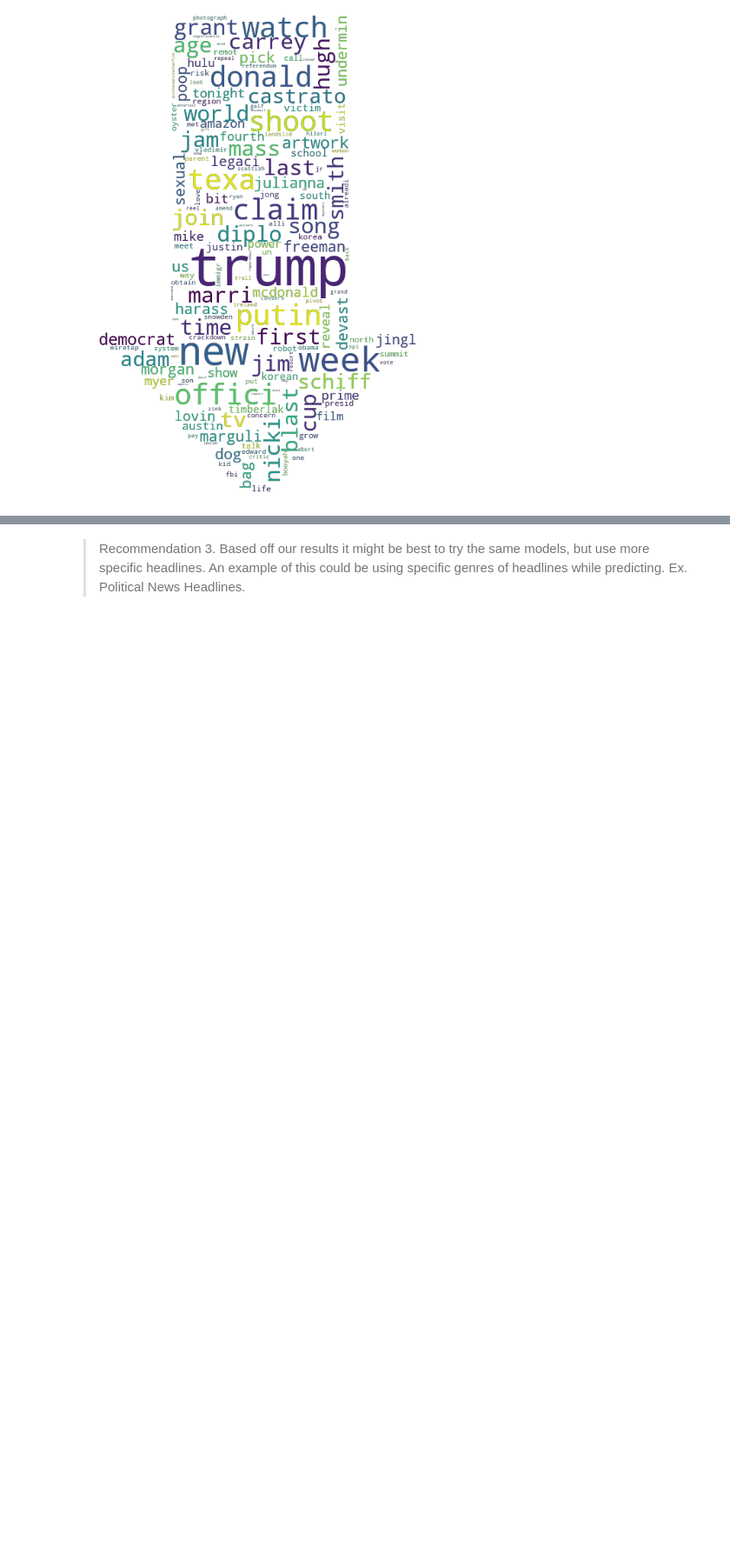
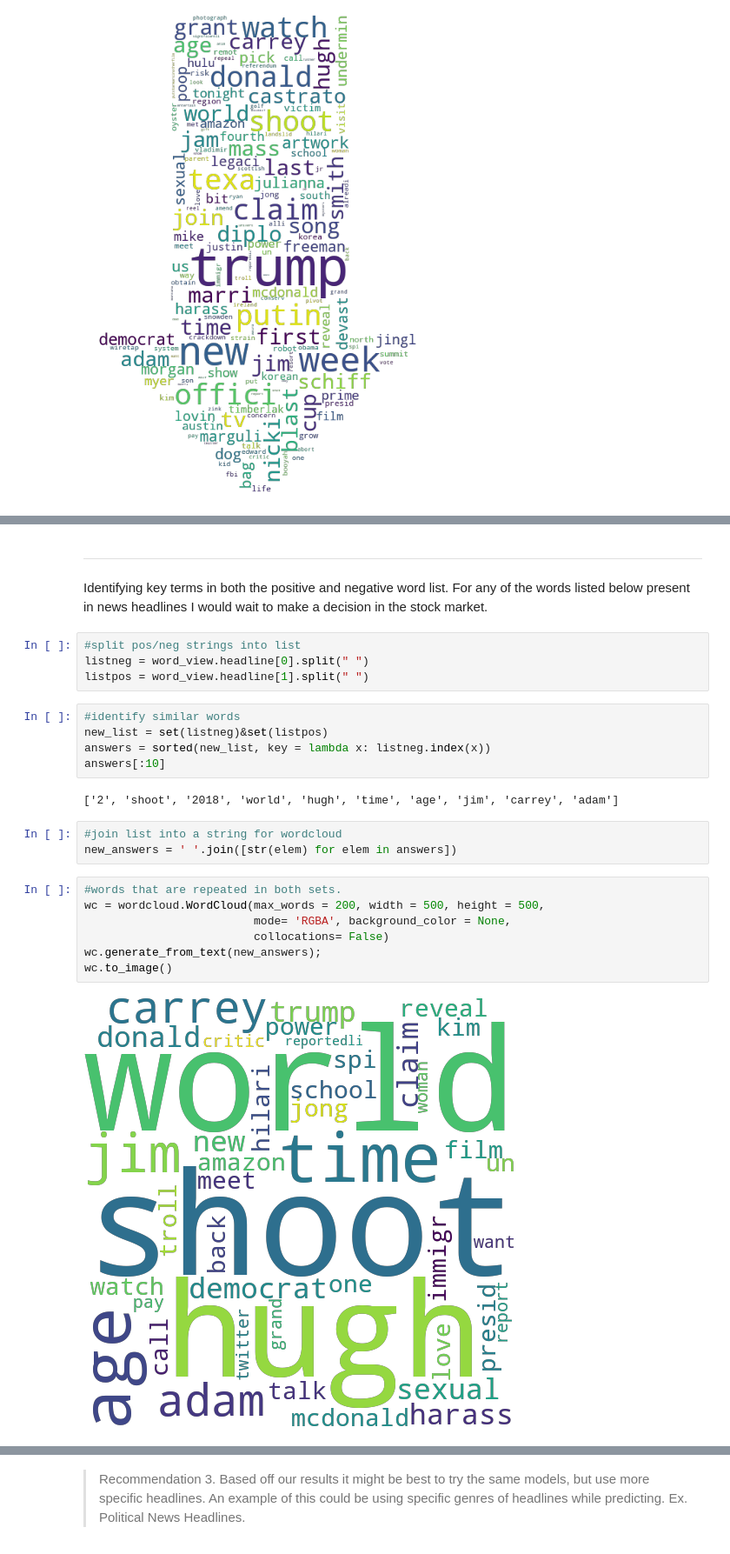
Before and after one commit to lauren-esser/Better-Stock-Market-Prediction, a Jupyter notebook: Better_Stock_Prediction_Notebook.ipynb, the cells around one changed output, grey strips where cells are left out. Shown at 87% size. Drawn from its saved outputs; the diff is of its cells as text; blank space fills up the shorter version.

Commit message:
Added Sentiment Analysis and Identified Key Terms in Both Positive and Negative Word Lists.

```diff
--- a/Better_Stock_Prediction_Notebook.ipynb
+++ b/Better_Stock_Prediction_Notebook.ipynb
@@ -2628,0 +2661,27 @@ wc.to_image()
+# %% [markdown]
+---
+# %% [markdown]
+Identifying key terms in both the positive and negative word list. For any of the words listed below present in news headlines I would wait to make a decision in the stock market.
+# %%
+#split pos/neg strings into list
+listneg = word_view.headline[0].split(" ")
+listpos = word_view.headline[1].split(" ")
+# %%
+#identify similar words
+new_list = set(listneg)&set(listpos)
+answers = sorted(new_list, key = lambda x: listneg.index(x))
+answers[:10]
+# %% [output]
+['2', 'shoot', '2018', 'world', 'hugh', 'time', 'age', 'jim', 'carrey', 'adam']
+# %%
+#join list into a string for wordcloud
+new_answers = ' '.join([str(elem) for elem in answers])
+# %%
+#words that are repeated in both sets.
+wc = wordcloud.WordCloud(max_words = 200, width = 500, height = 500,
+                         mode= 'RGBA', background_color = None,
+                         collocations= False)
+wc.generate_from_text(new_answers);
+wc.to_image()
+# %% [output]
+[figure, added]
```
Also changed, not shown: parts of 12 cells of this notebook.
